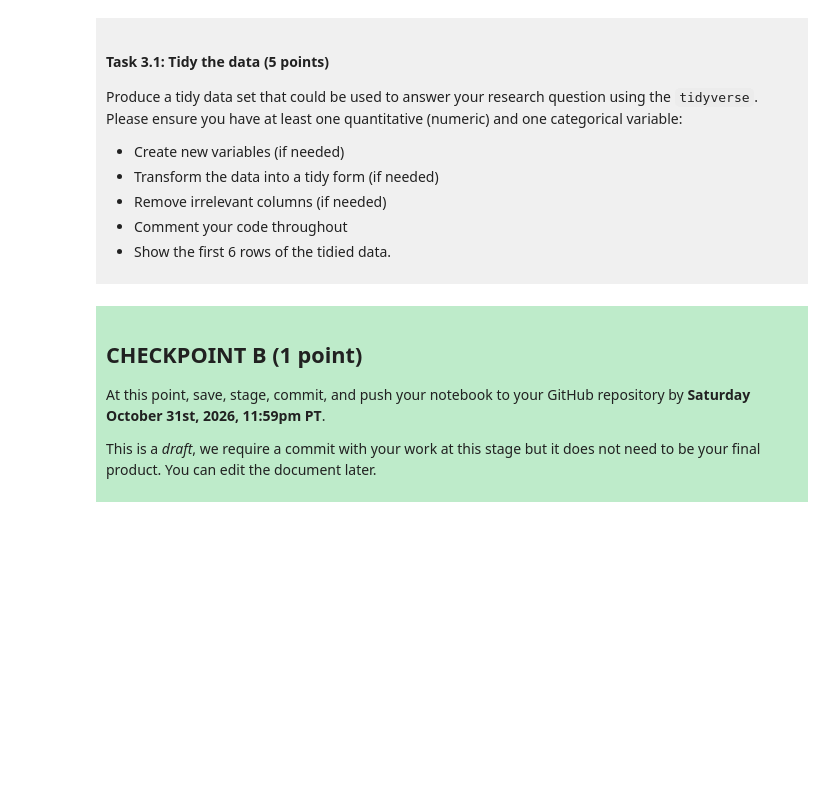
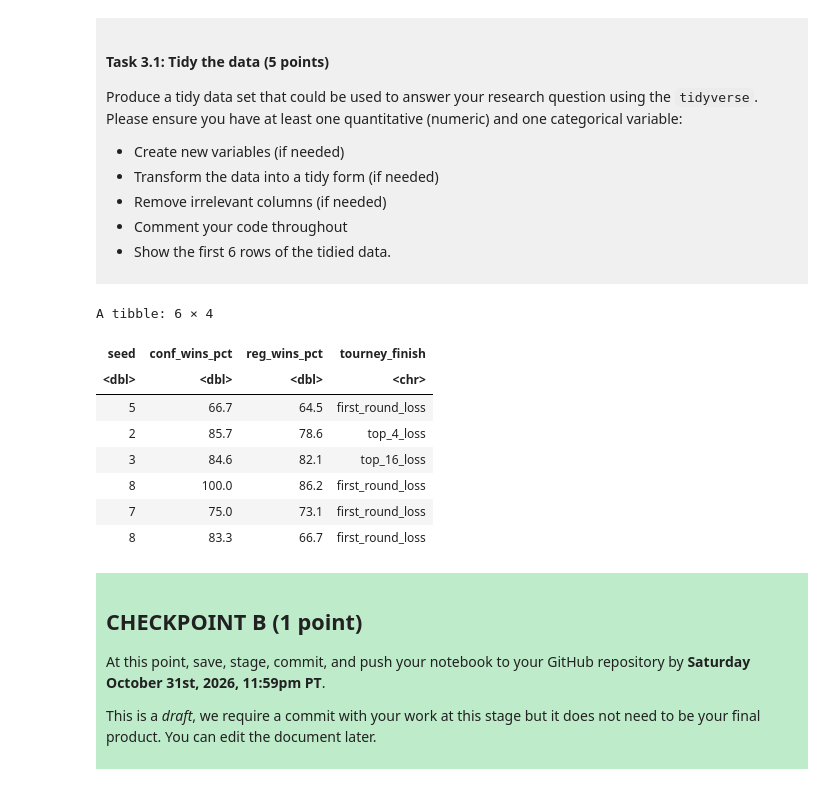
Before and after one commit to jessicayuan2007/dsci-100-project-jessica-yuan, a Jupyter notebook: dsci-100-project-notebook.ipynb, the cells around one changed output. Cells and saved outputs as stored; diff of their text form; code cells hidden in the pictures; blank space fills up the shorter version.

```diff
--- a/dsci-100-project-notebook.ipynb
+++ b/dsci-100-project-notebook.ipynb
@@ -189,7 +208,25 @@ Produce a tidy data set that could be used to answer your research question usin
 
 </div>
 # %%
-### EDIT THIS CODE CELL ###
+#Tidy the data for research question
+basketball_tidy <- basketball |>
+#Keep only the variables needed to answer the question
+    select(seed, conf_wins_pct, reg_wins_pct, tourney_finish) |>
+#Remove rows with missing values
+    filter(!is.na(seed), !is.na(conf_wins_pct),
+         !is.na(reg_wins_pct), !is.na(tourney_finish))
+#Show the first 6 rows of tidied data
+head(basketball_tidy)
+# %% [output]
+A tibble: 6 × 4
+| seed | conf_wins_pct | reg_wins_pct | tourney_finish |
+| <dbl> | <dbl> | <dbl> | <chr> |
+| 5 | 66.7 | 64.5 | first_round_loss |
+| 2 | 85.7 | 78.6 | top_4_loss |
+| 3 | 84.6 | 82.1 | top_16_loss |
+| 8 | 100.0 | 86.2 | first_round_loss |
+| 7 | 75.0 | 73.1 | first_round_loss |
+| 8 | 83.3 | 66.7 | first_round_loss |
 # %% [markdown]
 <div style="background-color: #beebca; padding: 10px;">
 
```
Also changed, not shown: parts of 3 cells of this notebook.
